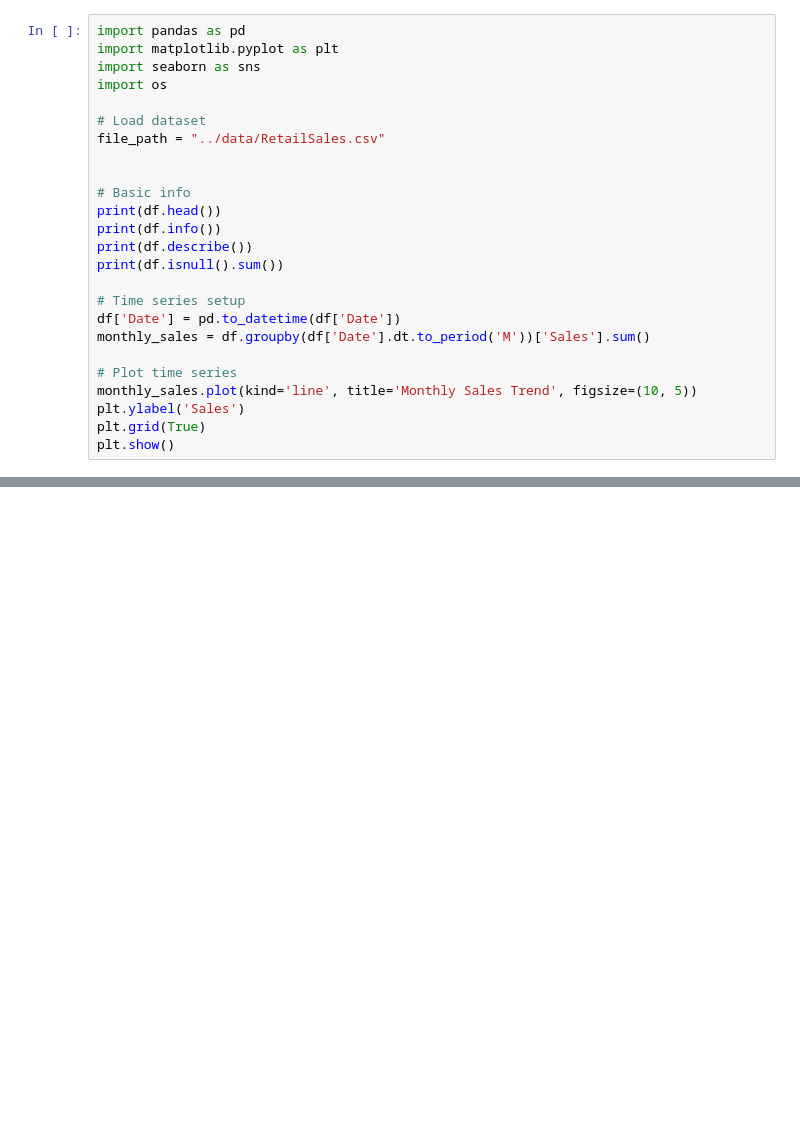
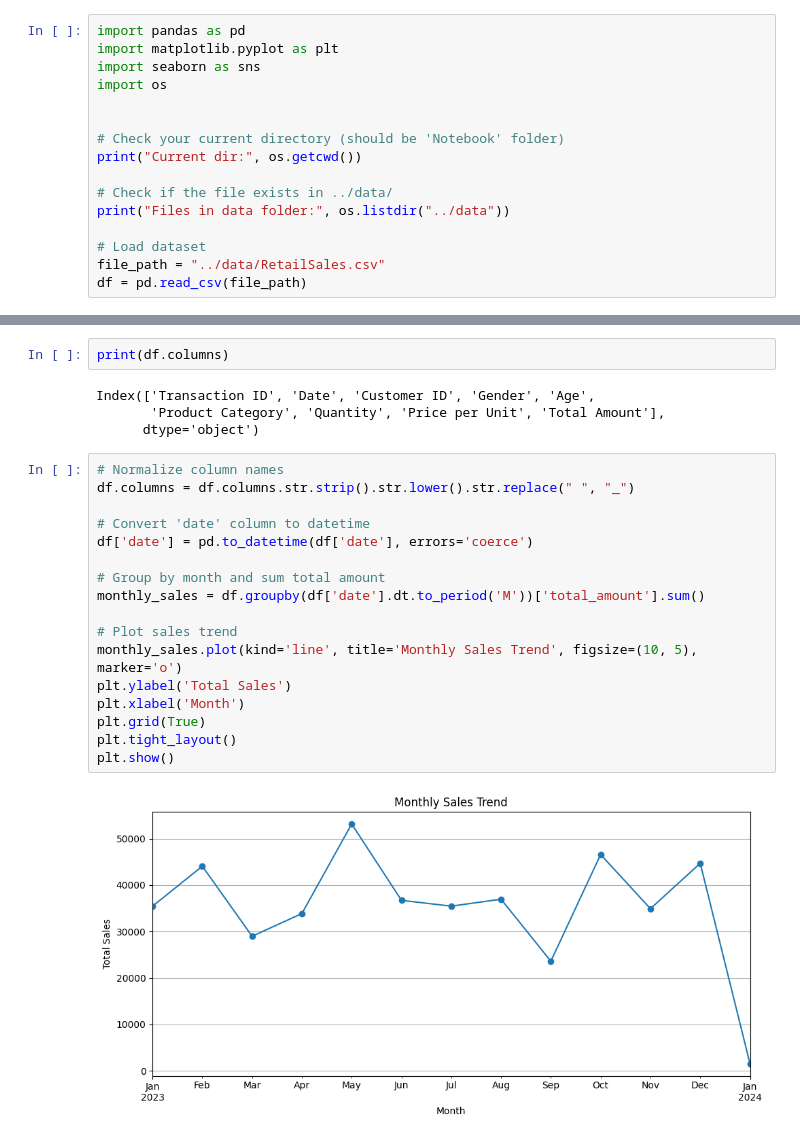
Before and after one commit to Vikram7447/retail-sales-analysis, a Jupyter notebook: Notebook/analysis.ipynb, the cells around one changed output, grey strips where cells are left out. Cells and saved outputs as stored; diff of their text form; blank space fills up the shorter version.

```diff
--- a/Notebook/analysis.ipynb
+++ b/Notebook/analysis.ipynb
@@ -4,23 +4,14 @@ import matplotlib.pyplot as plt
 import seaborn as sns
 import os
 
+
+# Check your current directory (should be 'Notebook' folder)
+print("Current dir:", os.getcwd())
+
+# Check if the file exists in ../data/
+print("Files in data folder:", os.listdir("../data"))
+
 # Load dataset
 file_path = "../data/RetailSales.csv"
-
-
-# Basic info
-print(df.head())
-print(df.info())
-print(df.describe())
-print(df.isnull().sum())
-
-# Time series setup
-df['Date'] = pd.to_datetime(df['Date'])
-monthly_sales = df.groupby(df['Date'].dt.to_period('M'))['Sales'].sum()
-
-# Plot time series
-monthly_sales.plot(kind='line', title='Monthly Sales Trend', figsize=(10, 5))
-plt.ylabel('Sales')
-plt.grid(True)
-plt.show()
+df = pd.read_csv(file_path)
 # %% [output]
@@ -27,0 +44,25 @@ NameError: name 'df' is not defined
+# %%
+print(df.columns)
+# %% [output]
+Index(['Transaction ID', 'Date', 'Customer ID', 'Gender', 'Age',
+       'Product Category', 'Quantity', 'Price per Unit', 'Total Amount'],
+      dtype='object')
+# %%
+# Normalize column names
+df.columns = df.columns.str.strip().str.lower().str.replace(" ", "_")
+
+# Convert 'date' column to datetime
+df['date'] = pd.to_datetime(df['date'], errors='coerce')
+
+# Group by month and sum total amount
+monthly_sales = df.groupby(df['date'].dt.to_period('M'))['total_amount'].sum()
+
+# Plot sales trend
+monthly_sales.plot(kind='line', title='Monthly Sales Trend', figsize=(10, 5), marker='o')
+plt.ylabel('Total Sales')
+plt.xlabel('Month')
+plt.grid(True)
+plt.tight_layout()
+plt.show()
+# %% [output]
+[figure, added]
```
Also changed, not shown: parts of 15 cells of this notebook.
